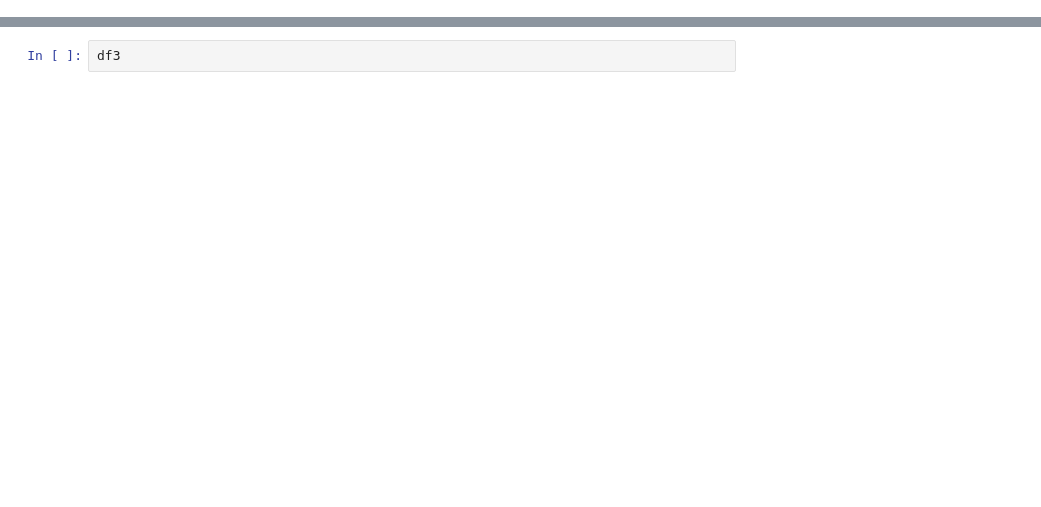
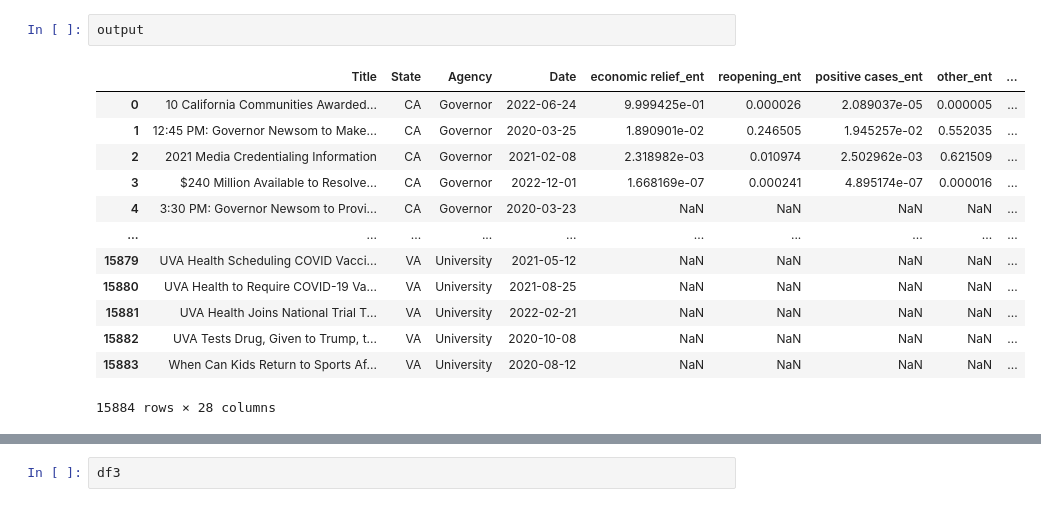
Before and after one commit to clrust/Covid-Policies, a Jupyter notebook: Analysis/PosNeg/testing.ipynb, the cells around one changed output, grey strips where cells are left out. Saved outputs shown, nothing was run; the diff lists cells and outputs as text; blank space fills up the shorter version.

Commit message:
finished positive and negative entailment script

```diff
--- a/Analysis/PosNeg/testing.ipynb
+++ b/Analysis/PosNeg/testing.ipynb
@@ -44,0 +94,16 @@ df3 = pd.DataFrame(clean_output)
+# %%
+output
+# %% [output]
+|  | Title | State | Agency | Date | economic relief_ent | reopening_ent | positive cases_ent | other_ent | ... |
+| 0 | 10 California Communities Awarded... | CA | Governor | 2022-06-24 | 9.999425e-01 | 0.000026 | 2.089037e-05 | 0.000005 | ... |
+| 1 | 12:45 PM: Governor Newsom to Make... | CA | Governor | 2020-03-25 | 1.890901e-02 | 0.246505 | 1.945257e-02 | 0.552035 | ... |
+| 2 | 2021 Media Credentialing Information | CA | Governor | 2021-02-08 | 2.318982e-03 | 0.010974 | 2.502962e-03 | 0.621509 | ... |
+| 3 | $240 Million Available to Resolve... | CA | Governor | 2022-12-01 | 1.668169e-07 | 0.000241 | 4.895174e-07 | 0.000016 | ... |
+| 4 | 3:30 PM: Governor Newsom to Provi... | CA | Governor | 2020-03-23 | NaN | NaN | NaN | NaN | ... |
+| ... | ... | ... | ... | ... | ... | ... | ... | ... | ... |
+| 15879 | UVA Health Scheduling COVID Vacci... | VA | University | 2021-05-12 | NaN | NaN | NaN | NaN | ... |
+| 15880 | UVA Health to Require COVID-19 Va... | VA | University | 2021-08-25 | NaN | NaN | NaN | NaN | ... |
+| 15881 | UVA Health Joins National Trial T... | VA | University | 2022-02-21 | NaN | NaN | NaN | NaN | ... |
+| 15882 | UVA Tests Drug, Given to Trump, t... | VA | University | 2020-10-08 | NaN | NaN | NaN | NaN | ... |
+| 15883 | When Can Kids Return to Sports Af... | VA | University | 2020-08-12 | NaN | NaN | NaN | NaN | ... |
+15884 rows × 28 columns
```
Also changed, not shown: parts of 5 cells of this notebook, 1 other file.
